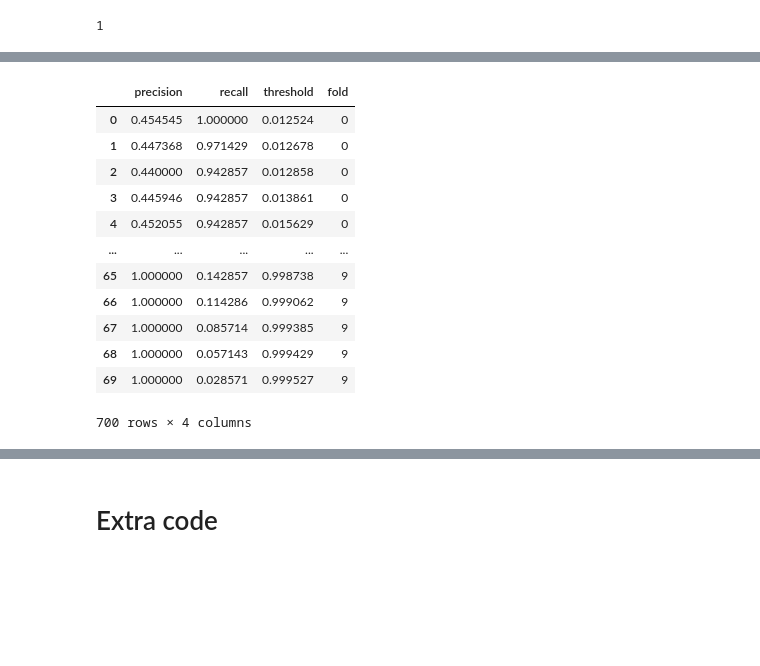
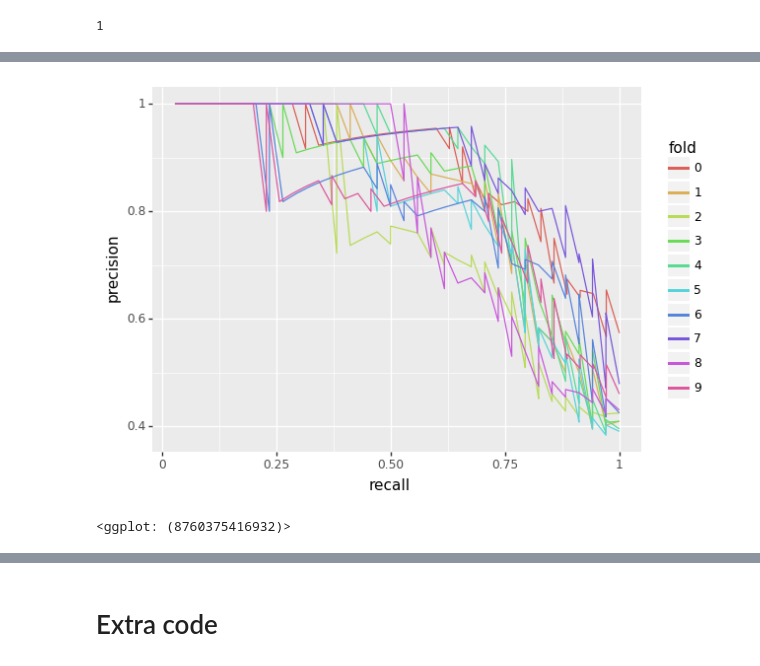
Before and after one commit to sid-basu/ml-exploration, a Jupyter notebook: kaggle-titanic/refinement_1.ipynb, the cells around one changed output, grey strips where cells are left out. Drawn from its saved outputs; the diff is of its cells as text; code cells hidden in the pictures; blank space fills up the shorter version.

```diff
--- a/kaggle-titanic/refinement_1.ipynb
+++ b/kaggle-titanic/refinement_1.ipynb
@@ -635,18 +654,11 @@ for i, (y_test, preds) in enumerate(zip(y_list, preds_list)):
-# %%
-df_pr_curve
-# %% [output]
-|  | precision | recall | threshold | fold |
-| 0 | 0.454545 | 1.000000 | 0.012524 | 0 |
-| 1 | 0.447368 | 0.971429 | 0.012678 | 0 |
-| 2 | 0.440000 | 0.942857 | 0.012858 | 0 |
-| 3 | 0.445946 | 0.942857 | 0.013861 | 0 |
-| 4 | 0.452055 | 0.942857 | 0.015629 | 0 |
-| ... | ... | ... | ... | ... |
-| 65 | 1.000000 | 0.142857 | 0.998738 | 9 |
-| 66 | 1.000000 | 0.114286 | 0.999062 | 9 |
-| 67 | 1.000000 | 0.085714 | 0.999385 | 9 |
-| 68 | 1.000000 | 0.057143 | 0.999429 | 9 |
-| 69 | 1.000000 | 0.028571 | 0.999527 | 9 |
-700 rows × 4 columns
+# %%
+(
+    ggplot(df_pr_curve)
+    + aes(x = 'recall', y = 'precision', color = 'fold')
+    + geom_line()
+)
+# %% [output]
+[figure, added]
+<ggplot: (8760375416932)>
 # %%
 # Precision recall curve
```
Also changed, not shown: parts of 12 cells of this notebook, 2 other files.
